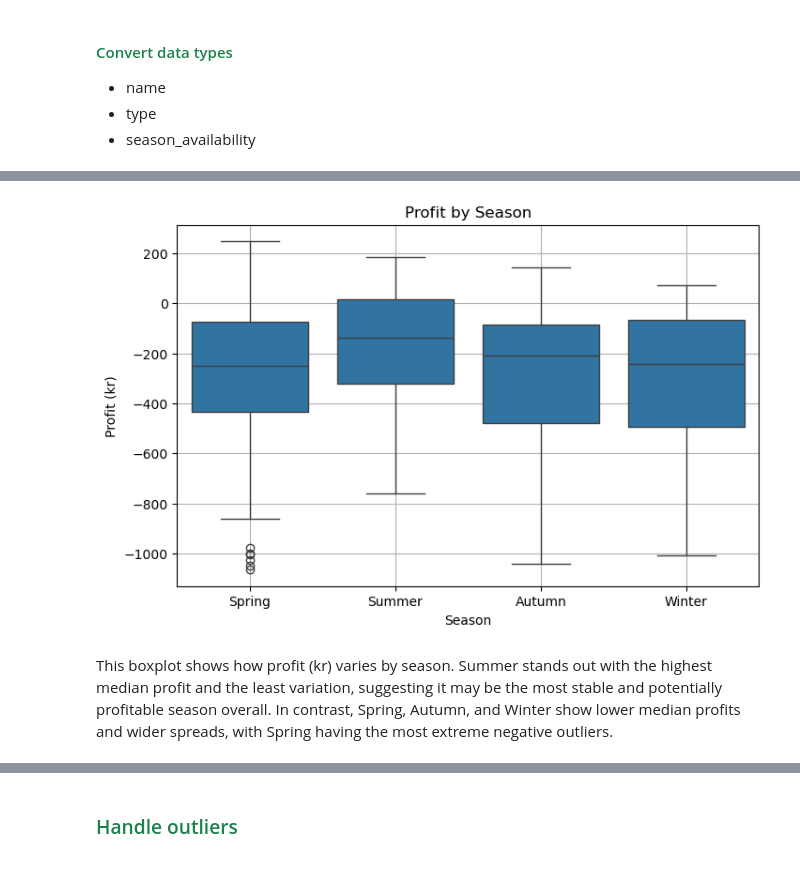
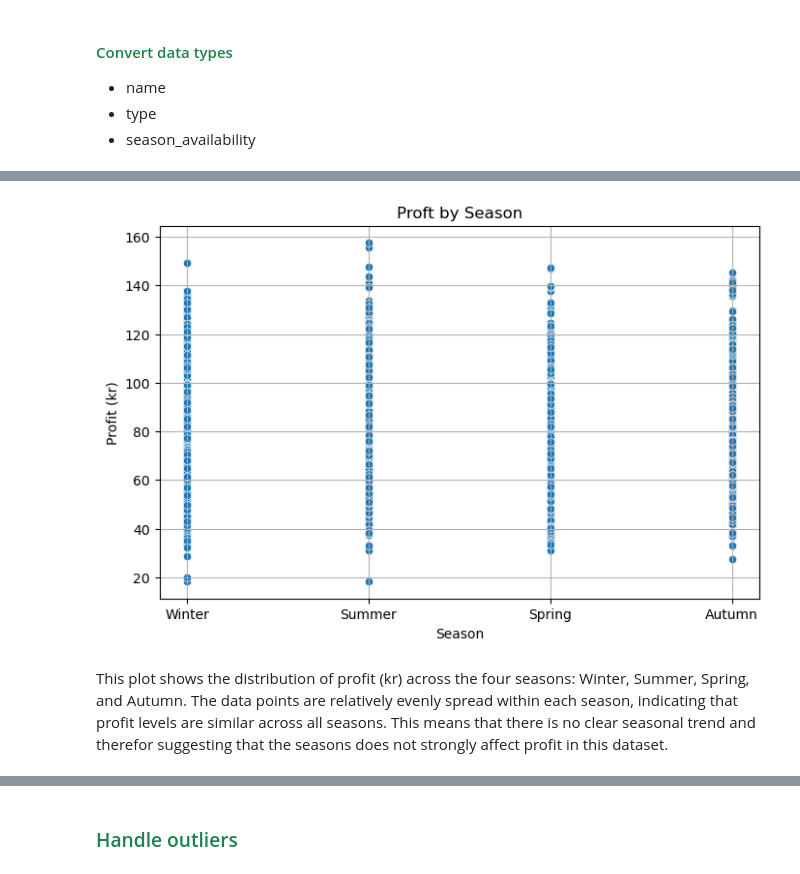
Before and after one commit to rebeccaburon/exam_fish_market, a Jupyter notebook: data_preparation/data_preparation.ipynb, the cells around one changed output, grey strips where cells are left out. Saved outputs shown, nothing was run; the diff lists cells and outputs as text; code cells hidden in the pictures.

```diff
--- a/data_preparation/data_preparation.ipynb
+++ b/data_preparation/data_preparation.ipynb
@@ -11,7 +11,7 @@ The data preparation follows an ELT (Extract, Load, Transform) approach focused
 # %% [markdown]
 ### <span style="color:#1E824C">Load Dataset</span>
 # %%
-dataset = r'..\data\fish_shelfish_dataset.csv'
+dataset = r'..\data\seafood_Dataset.csv'
 df = pd.read_csv(dataset, header=0)
 # %% [markdown]
 ### <span style="color:#1E824C"> Inspect the data</span>
@@ -149,6 +146,6 @@ This cleaning process ensures that the dataset is structured, consistent, and re
 # %%
-df.rename(columns={'price_dk': 'price_kr', 'cost_dk': 'cost_kr', 'freight_charge': 'freight_charge_kr'}, inplace=True)
+df.rename(columns={'price_dk': 'price_kr', 'freight_charge': 'freight_charge_kr'}, inplace=True)
 # %%
 # Calculate the profit for each row and add column:
-df['profit_kr'] = df['price_kr'] - df['cost_kr']
+df['profit_kr'] = df['price_kr'] - df['freight_charge_kr']
 # %%
@@ -166,0 +164,3 @@ print(df.columns.tolist())
+# %%
+# Sort the year from 2024 - 2020, and rest the index.
+df = df.sort_values(by="year", ascending=False).reset_index(drop=True)
@@ -238,16 +326,15 @@ This scatter plot shows the relationship between freight charge (kr) and seafood
 # %%
 # Profit by Season
-season_cols = ['season_availability_Autumn', 'season_availability_Spring', 'season_availability_Summer', 'season_availability_Winter']
-df['season'] = df[season_cols].idxmax(axis=1).str.replace('season_availability_', '')
 
-plt.figure(figsize=(8, 5))
-sbn.boxplot(data=df, x='season', y='profit_kr')
-plt.title('Profit by Season')
-plt.xlabel('Season')
-plt.ylabel('Profit (kr)')
-plt.grid(True)
+fig, ax = plt.subplots(figsize=(8, 5))
+sbn.scatterplot(data=df, x='season', y='profit_kr', ax=ax)  # Use the ax explicitly
+ax.set_title('Proft by Season')
+ax.set_xlabel('Season')
+ax.set_ylabel('Profit (kr)')
+ax.grid(True)
+fig.savefig("season_by_profit.png", bbox_inches="tight")
 plt.show()
 # %% [output]
-[figure, old version]
+[figure, new version]
 # %% [markdown]
-This boxplot shows how profit (kr) varies by season. Summer stands out with the highest median profit and the least variation, suggesting it may be the most stable and potentially profitable season overall. In contrast, Spring, Autumn, and Winter show lower median profits and wider spreads, with Spring having the most extreme negative outliers.
+This plot shows the distribution of profit (kr) across the four seasons: Winter, Summer, Spring, and Autumn. The data points are relatively evenly spread within each season, indicating that profit levels are similar across all seasons. This means that there is no clear seasonal trend and therefor suggesting that the seasons does not strongly affect profit in this dataset.
```
Also changed, not shown: parts of 59 cells of this notebook, 16 other files.
